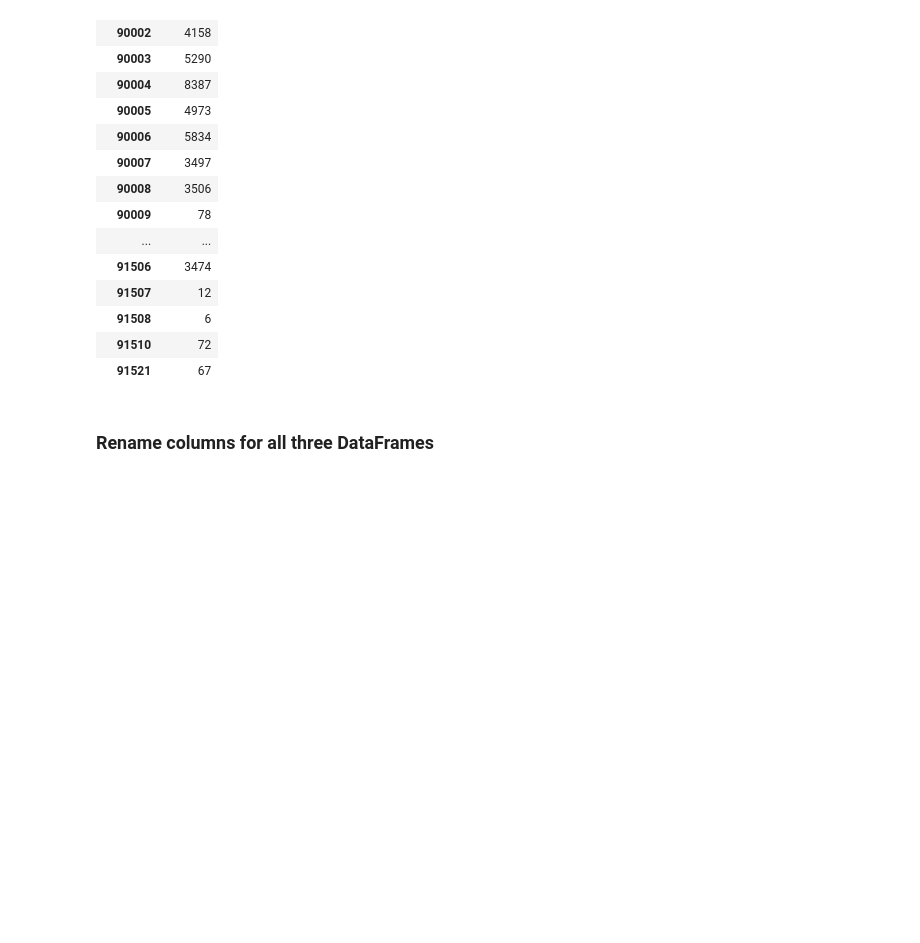
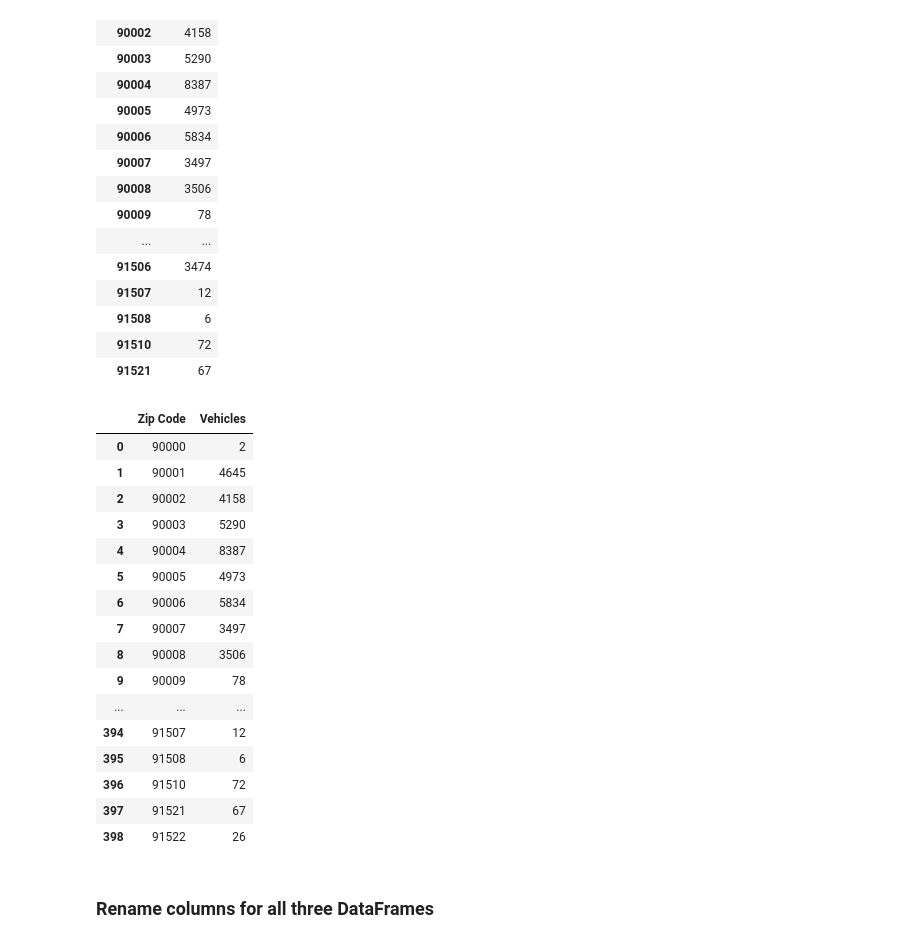
Before and after one commit to savi09/ETL_Vehicle_Income, a Jupyter notebook: ETL_Avg Income Vehicle Count .ipynb, the cells around one changed output. Drawn from its saved outputs; the diff is of its cells as text; code cells hidden in the pictures; blank space fills up the shorter version.

```diff
--- a/ETL_Avg Income Vehicle Count .ipynb
+++ b/ETL_Avg Income Vehicle Count .ipynb
@@ -425,6 +425,28 @@ zip_vehicle_count
 | 91508 | 6 |
 | 91510 | 72 |
 | 91521 | 67 |
+# %%
+# Changing index
+zip_vehicle_count = zip_vehicle_count.reset_index()
+zip_vehicle_count
+# %% [output]
+|  | Zip Code | Vehicles |
+| 0 | 90000 | 2 |
+| 1 | 90001 | 4645 |
+| 2 | 90002 | 4158 |
+| 3 | 90003 | 5290 |
+| 4 | 90004 | 8387 |
+| 5 | 90005 | 4973 |
+| 6 | 90006 | 5834 |
+| 7 | 90007 | 3497 |
+| 8 | 90008 | 3506 |
+| 9 | 90009 | 78 |
+| ... | ... | ... |
+| 394 | 91507 | 12 |
+| 395 | 91508 | 6 |
+| 396 | 91510 | 72 |
+| 397 | 91521 | 67 |
+| 398 | 91522 | 26 |
 # %% [markdown]
 ### Rename columns for all three DataFrames
 # %%
```
Also changed, not shown: parts of 10 cells of this notebook, 1 other file.
